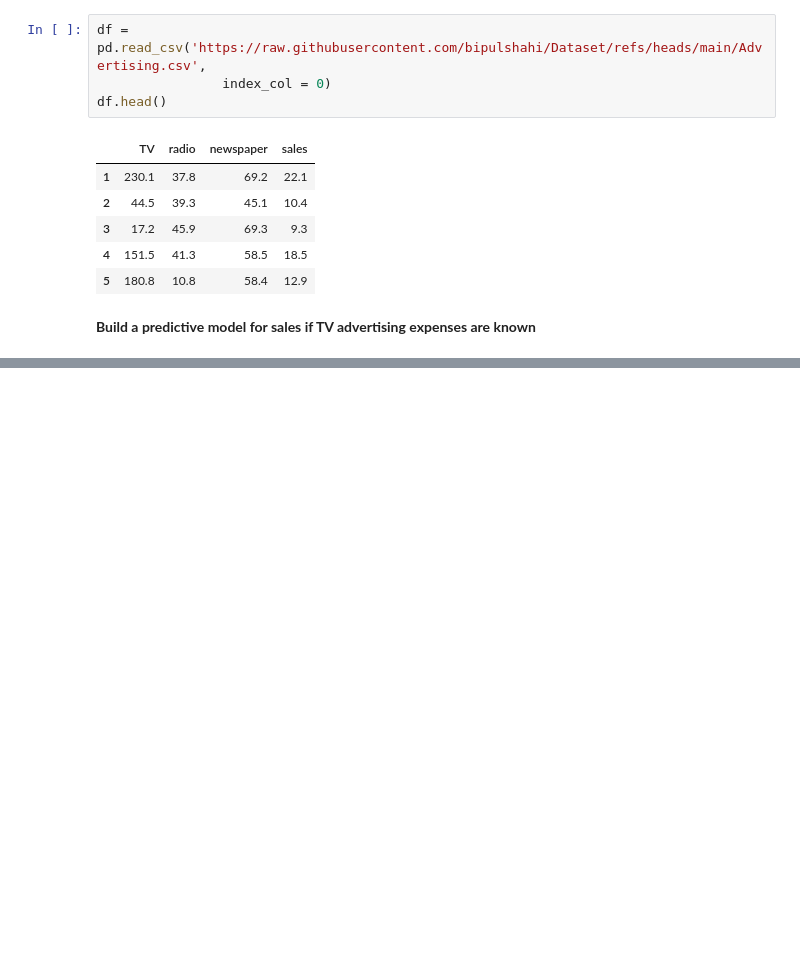
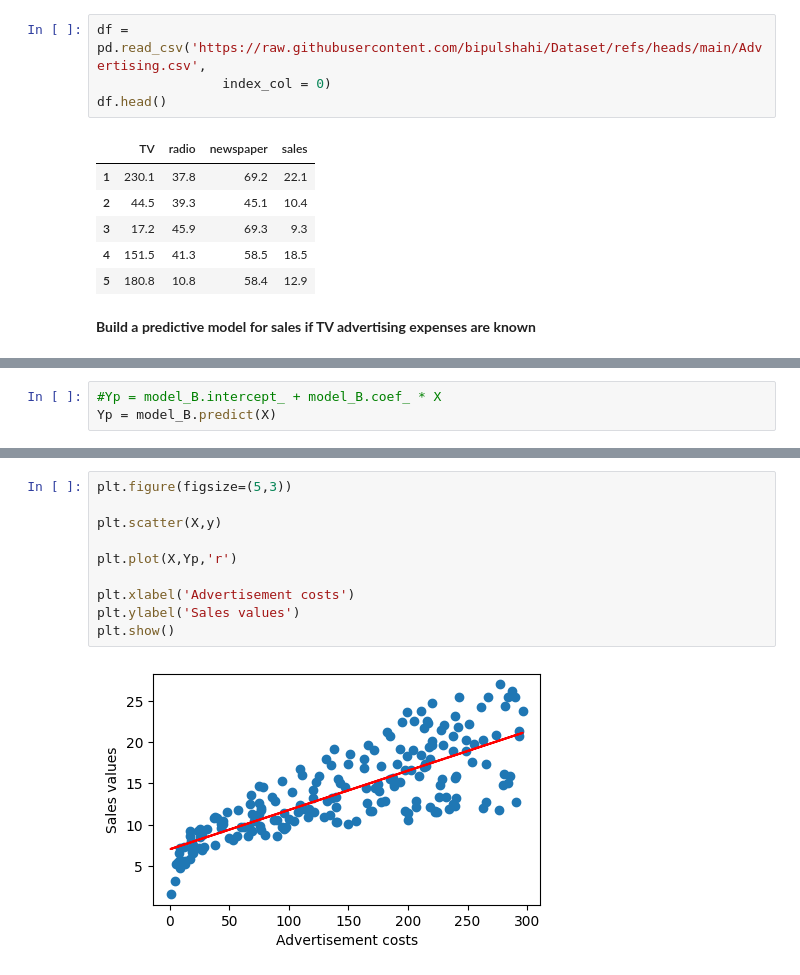
Before and after one commit to bipulshahi/polytechnic_barh, a Jupyter notebook: Python_ML_3.ipynb, the cells around one changed output, grey strips where cells are left out. Saved outputs shown, nothing was run; the diff lists cells and outputs as text; blank space fills up the shorter version.

```diff
--- a/Python_ML_3.ipynb
+++ b/Python_ML_3.ipynb
@@ -73,0 +101,3 @@ y = df.sales
+# %%
+#Yp = model_B.intercept_ + model_B.coef_ * X
+Yp = model_B.predict(X)
@@ -73,0 +110,12 @@ y = df.sales
+# %%
+plt.figure(figsize=(5,3))
+
+plt.scatter(X,y)
+
+plt.plot(X,Yp,'r')
+
+plt.xlabel('Advertisement costs')
+plt.ylabel('Sales values')
+plt.show()
+# %% [output]
+[figure, added]
```
Also changed, not shown: parts of 8 cells of this notebook.
